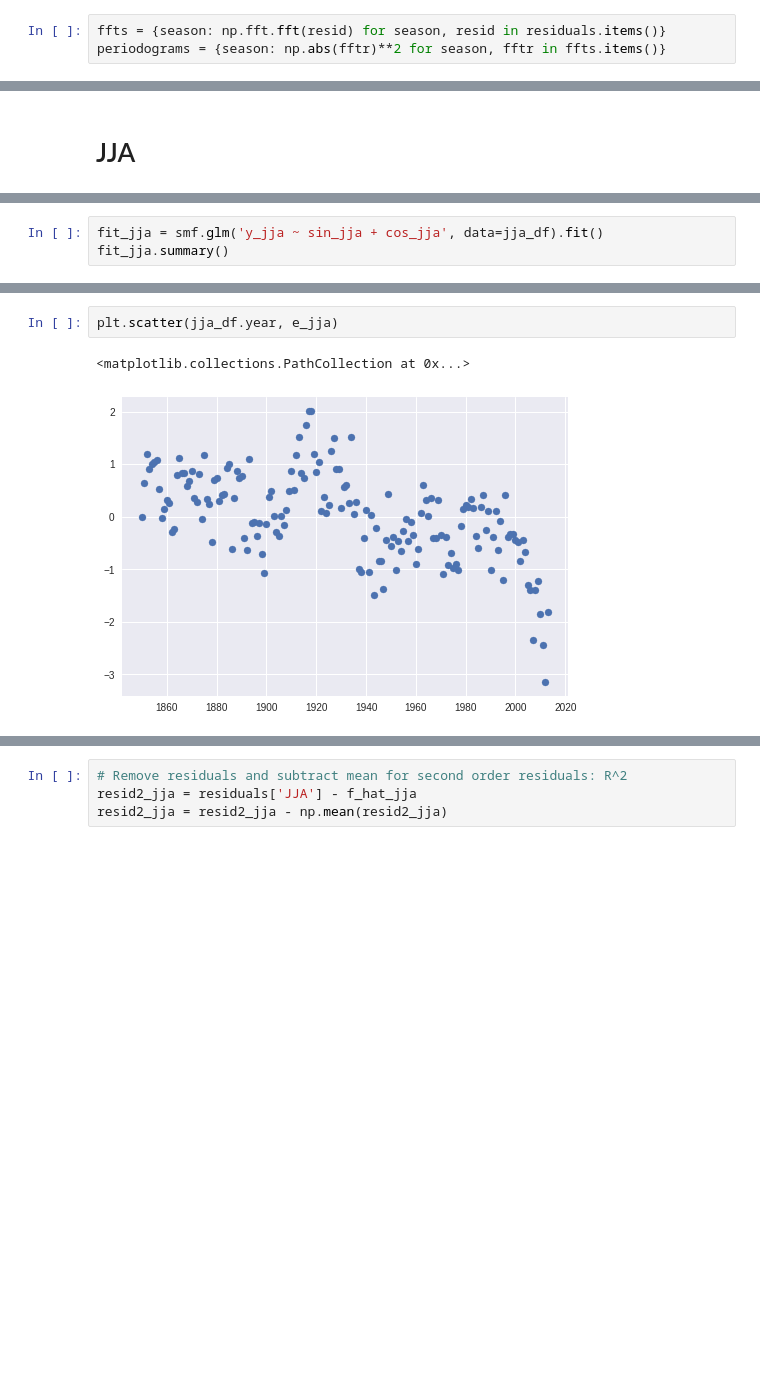
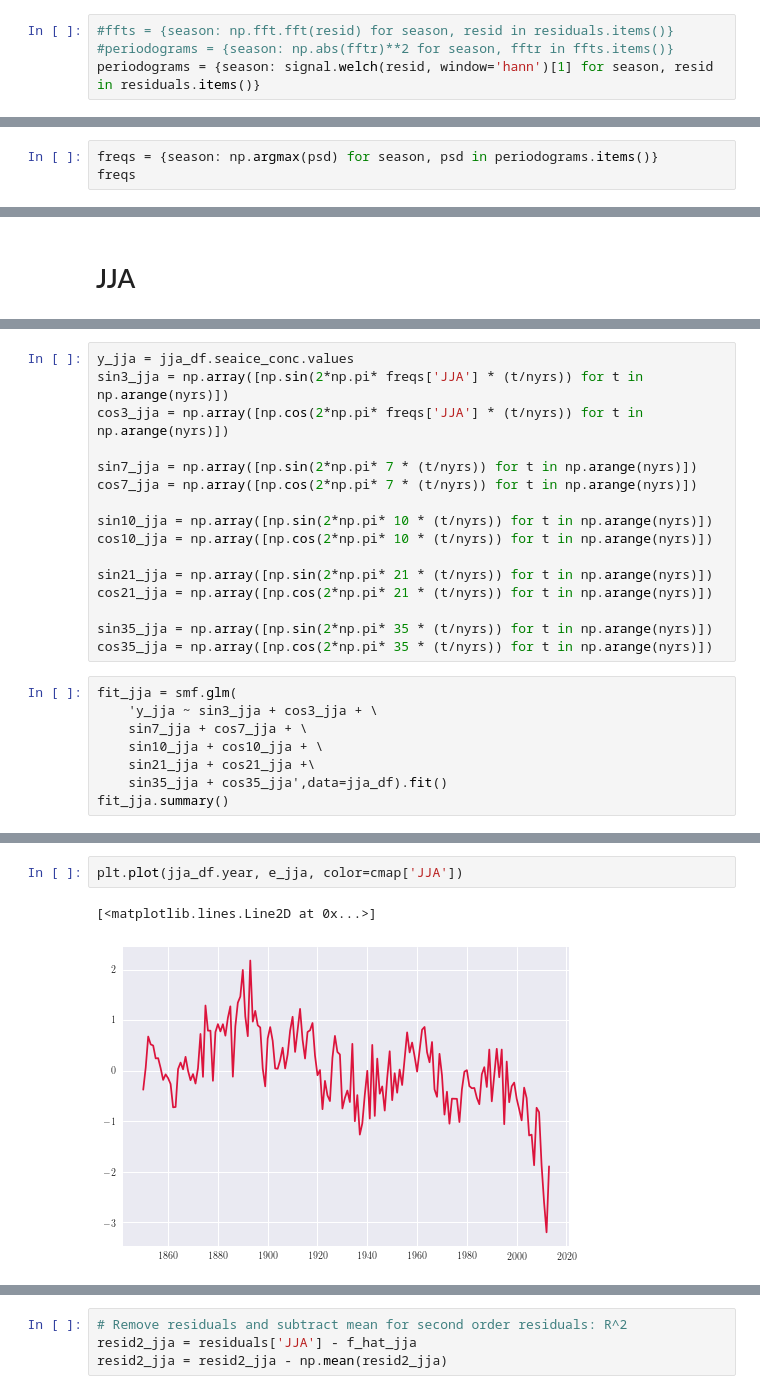
Before and after one commit to hfloresr/ArcticSea, a Jupyter notebook: seaice_splines.ipynb, the cells around one changed output, grey strips where cells are left out. Drawn from its saved outputs; the diff is of its cells as text; blank space fills up the shorter version.

```diff
--- a/seaice_splines.ipynb
+++ b/seaice_splines.ipynb
@@ -405,5 +553,6 @@ axr[3,1].set_xlabel('Seaice Concentration')
 # Take the periodogram (abs(R)^2)
 # Plot the periodogram
 # %%
-ffts = {season: np.fft.fft(resid) for season, resid in residuals.items()}
-periodograms = {season: np.abs(fftr)**2 for season, fftr in ffts.items()}
+#ffts = {season: np.fft.fft(resid) for season, resid in residuals.items()}
+#periodograms = {season: np.abs(fftr)**2 for season, fftr in ffts.items()}
+periodograms = {season: signal.welch(resid, window='hann')[1] for season, resid in residuals.items()}
@@ -443,0 +614,3 @@ ax[1,1].set_title('MAM')
+# %%
+freqs = {season: np.argmax(psd) for season, psd in periodograms.items()}
+freqs
@@ -453,5 +628,26 @@ cos_jja = np.array([np.cos(2*np.pi*2 * (t/nyrs)) for t in np.arange(nyrs)])
+# %%
+y_jja = jja_df.seaice_conc.values
+sin3_jja = np.array([np.sin(2*np.pi* freqs['JJA'] * (t/nyrs)) for t in np.arange(nyrs)])
+cos3_jja = np.array([np.cos(2*np.pi* freqs['JJA'] * (t/nyrs)) for t in np.arange(nyrs)])
+
+sin7_jja = np.array([np.sin(2*np.pi* 7 * (t/nyrs)) for t in np.arange(nyrs)])
+cos7_jja = np.array([np.cos(2*np.pi* 7 * (t/nyrs)) for t in np.arange(nyrs)])
+
+sin10_jja = np.array([np.sin(2*np.pi* 10 * (t/nyrs)) for t in np.arange(nyrs)])
+cos10_jja = np.array([np.cos(2*np.pi* 10 * (t/nyrs)) for t in np.arange(nyrs)])
+
+sin21_jja = np.array([np.sin(2*np.pi* 21 * (t/nyrs)) for t in np.arange(nyrs)])
+cos21_jja = np.array([np.cos(2*np.pi* 21 * (t/nyrs)) for t in np.arange(nyrs)])
+
+sin35_jja = np.array([np.sin(2*np.pi* 35 * (t/nyrs)) for t in np.arange(nyrs)])
+cos35_jja = np.array([np.cos(2*np.pi* 35 * (t/nyrs)) for t in np.arange(nyrs)])
 # %%
-fit_jja = smf.glm('y_jja ~ sin_jja + cos_jja', data=jja_df).fit()
+fit_jja = smf.glm(
+    'y_jja ~ sin3_jja + cos3_jja + \
+    sin7_jja + cos7_jja + \
+    sin10_jja + cos10_jja + \
+    sin21_jja + cos21_jja +\
+    sin35_jja + cos35_jja',data=jja_df).fit()
 fit_jja.summary()
 # %% [output]
 Generalized Linear Model Regression Results
@@ -484,6 +698,6 @@ print(np.mean(e_jja))
 # %%
-plt.scatter(jja_df.year, e_jja)
+plt.plot(jja_df.year, e_jja, color=cmap['JJA'])
 # %% [output]
-<matplotlib.collections.PathCollection at 0x...>
+[<matplotlib.lines.Line2D at 0x...>]
-[figure, old version]
+[figure, new version]
 # %% [markdown]
```
Also changed, not shown: parts of 102 cells of this notebook, 55 other files.
